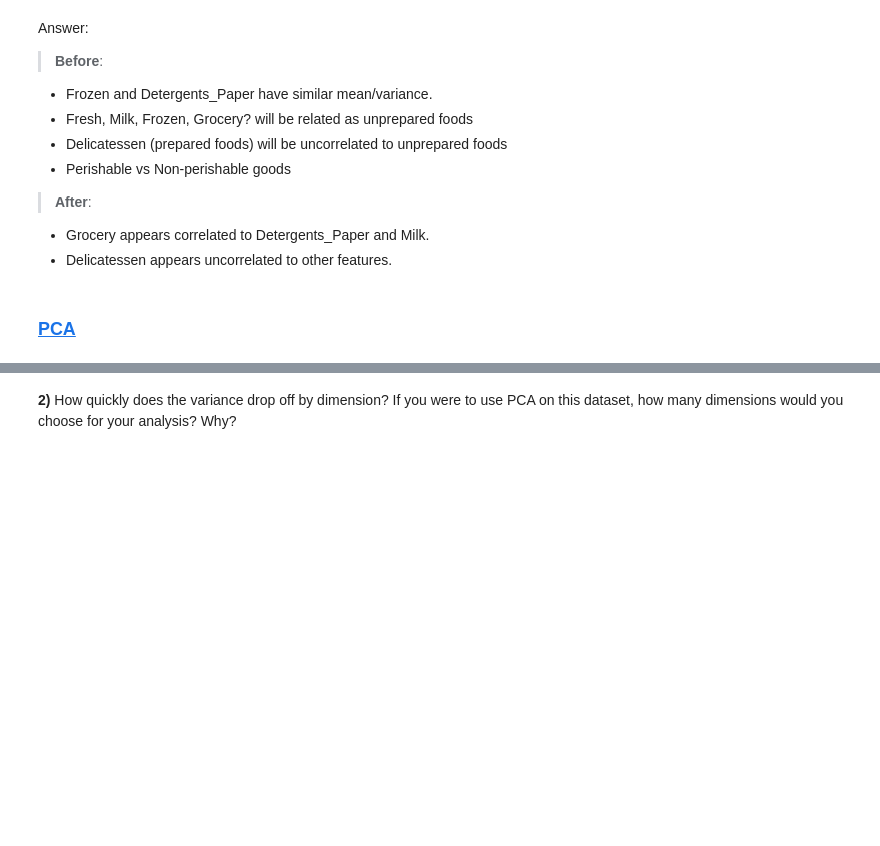
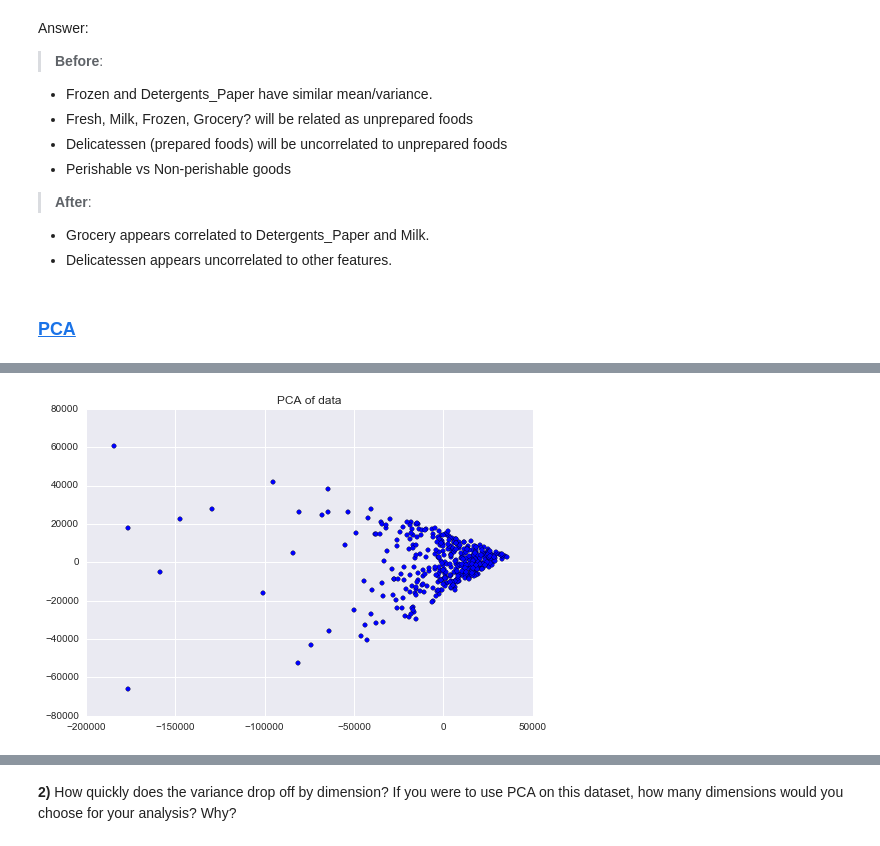
Before and after one commit to kcbighuge/p3-customer-segments, a Jupyter notebook: extras/customer_segments_editing.ipynb, the cells around one changed output, grey strips where cells are left out. Drawn from its saved outputs; the diff is of its cells as text; code cells hidden in the pictures; blank space fills up the shorter version.

```diff
--- a/extras/customer_segments_editing.ipynb
+++ b/extras/customer_segments_editing.ipynb
@@ -146,7 +162,14 @@ def doPCA(n=2, dataset=data):
 # %%
 # transform and plot data
 pca_2 = doPCA(2, data)
 transformed_data = pd.DataFrame(pca_2.transform(data))
+
+plt.figure()
+plt.scatter(transformed_data[0], transformed_data[1])
+plt.title('PCA of data')
+plt.show()
+# %% [output]
+[figure, added]
 # %%
 sns.set()
 sns.pairplot(transformed_data)
```
Also changed, not shown: parts of 23 cells of this notebook, 1 other file.
